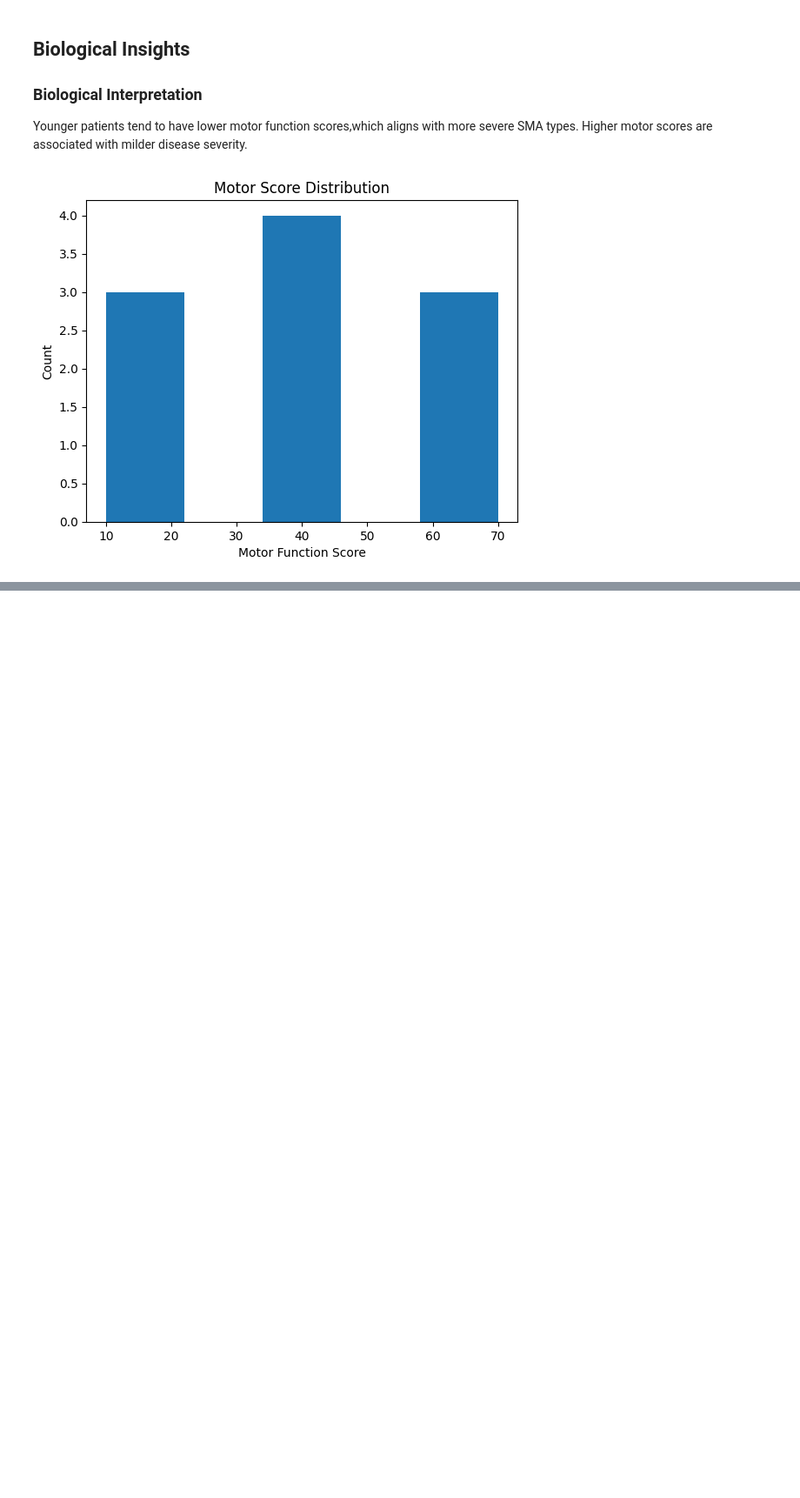
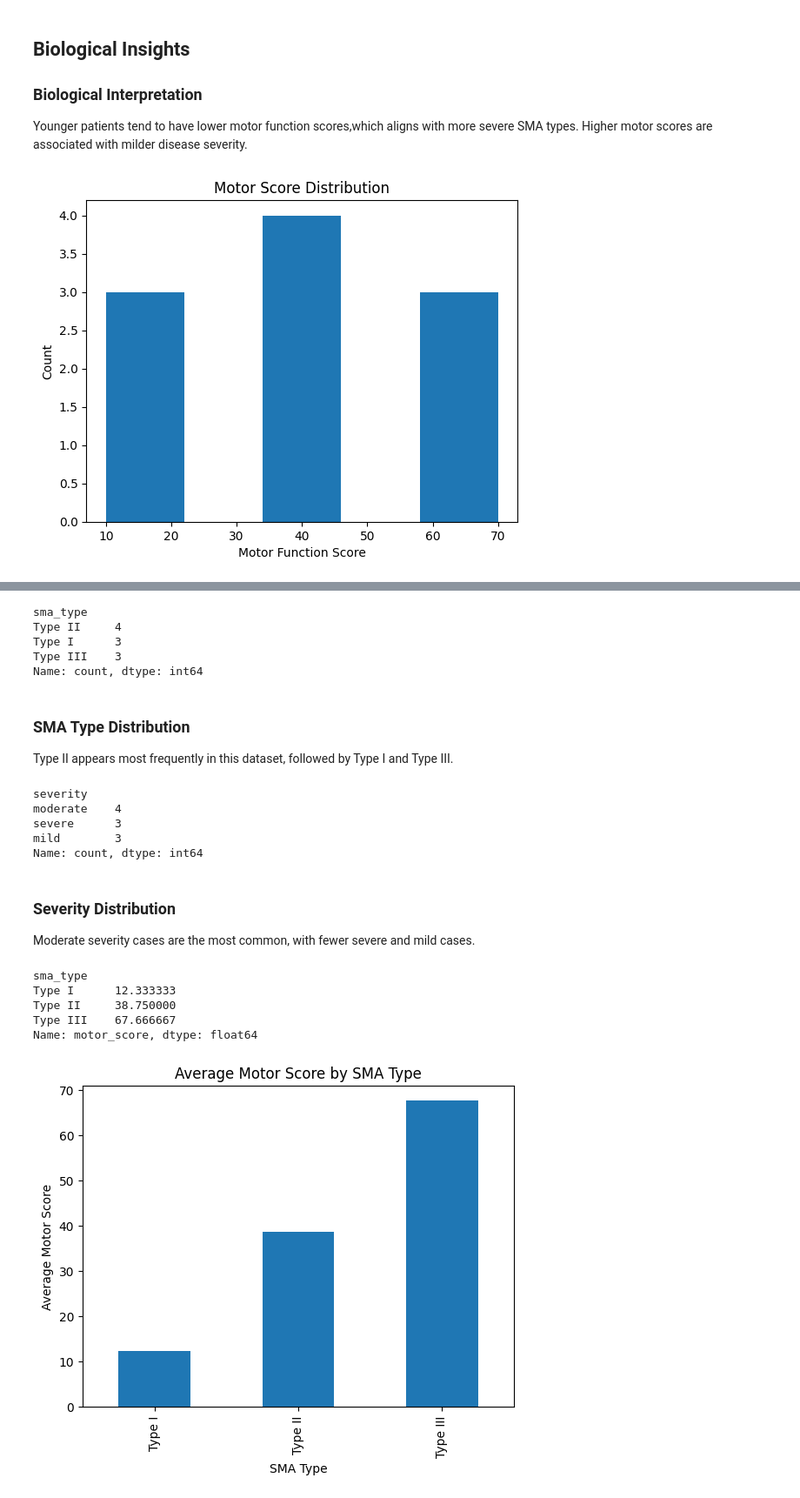
Before and after one commit to Kisara00555/sma-data-science, a Jupyter notebook: notebooks/01_sma_background_and_data_overview.ipynb, the cells around one changed output, grey strips where cells are left out. Shown at 87% size. Saved outputs shown, nothing was run; the diff lists cells and outputs as text; code cells hidden in the pictures; blank space fills up the shorter version.

Commit message:
Add categorical analysis and group comparisons

```diff
--- a/notebooks/01_sma_background_and_data_overview.ipynb
+++ b/notebooks/01_sma_background_and_data_overview.ipynb
@@ -201,0 +205,47 @@ plt.show()
+# %%
+## Count SMA Types
+df_cleaned["sma_type"].value_counts()
+# %% [output]
+sma_type
+Type II     4
+Type I      3
+Type III    3
+Name: count, dtype: int64
+# %% [markdown]
+### SMA Type Distribution
+
+Type II appears most frequently in this dataset,
+followed by Type I and Type III.
+# %%
+## Severity Distribution
+df_cleaned["severity"].value_counts()
+# %% [output]
+severity
+moderate    4
+severe      3
+mild        3
+Name: count, dtype: int64
+# %% [markdown]
+### Severity Distribution
+
+Moderate severity cases are the most common,
+with fewer severe and mild cases.
+# %%
+## Motor Score by SMA Type
+df_cleaned.groupby("sma_type")["motor_score"].mean()
+# %% [output]
+sma_type
+Type I      12.333333
+Type II     38.750000
+Type III    67.666667
+Name: motor_score, dtype: float64
+# %%
+
+## Visalization
+df_cleaned.groupby("sma_type")["motor_score"].mean().plot(kind="bar")
+plt.xlabel("SMA Type")
+plt.ylabel("Average Motor Score")
+plt.title("Average Motor Score by SMA Type")
+plt.show()
+# %% [output]
+[figure, added]
```
Also changed, not shown: parts of 5 cells of this notebook, 1 other file.
